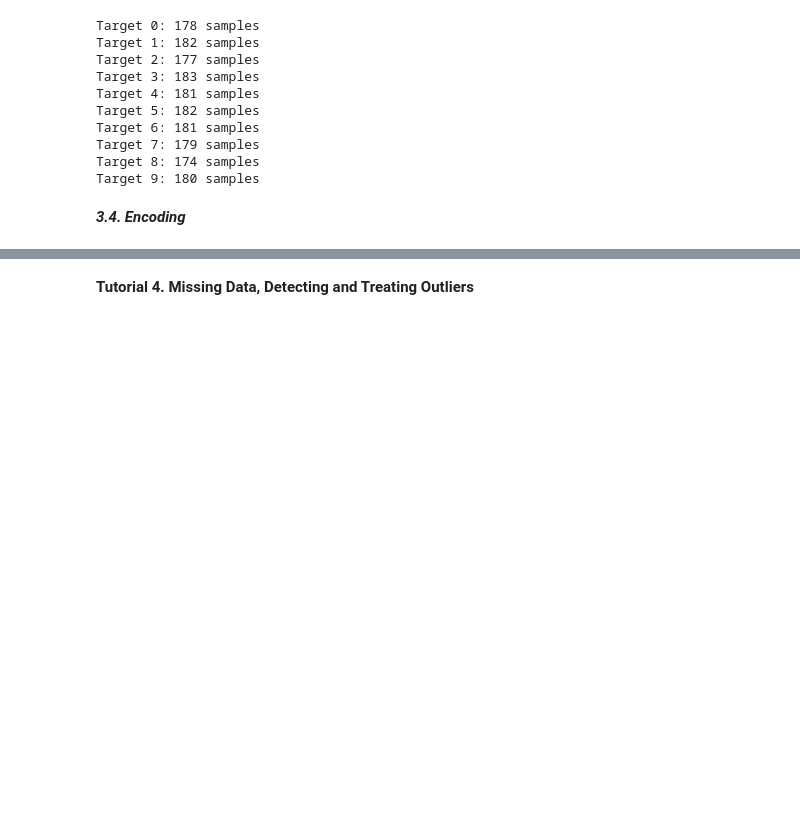
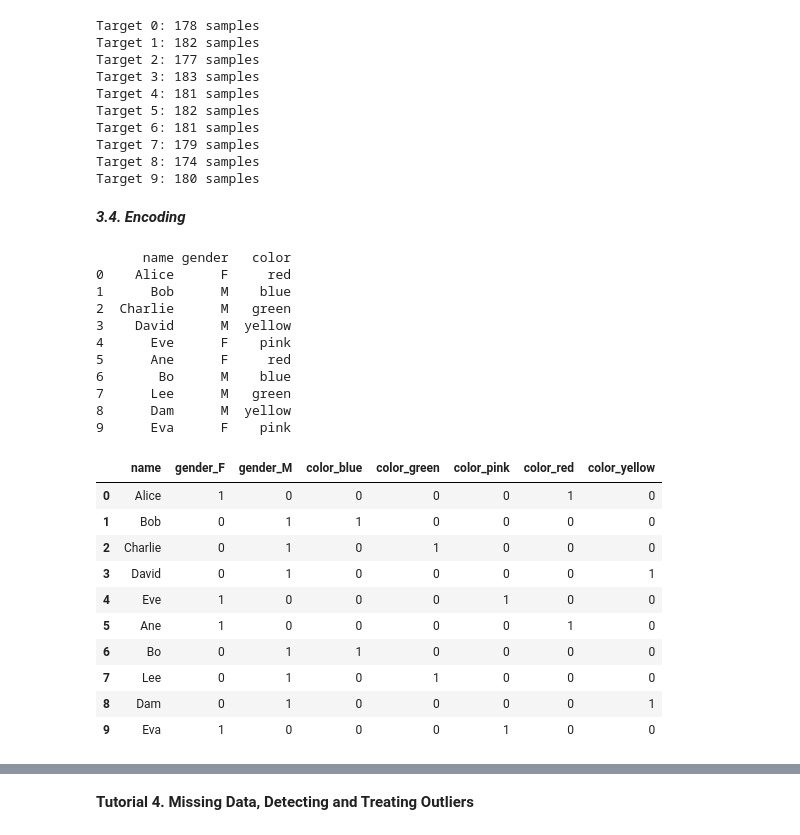
Before and after one commit to bpbpublications/Statistics-for-Data-Scientists-and-Analysts, a Jupyter notebook: notebooks/chapter2/chapter2.ipynb, the cells around one changed output, grey strips where cells are left out. Cells and saved outputs as stored; diff of their text form; code cells hidden in the pictures; blank space fills up the shorter version.

```diff
--- a/notebooks/chapter2/chapter2.ipynb
+++ b/notebooks/chapter2/chapter2.ipynb
@@ -393,0 +389,42 @@ Used under the Creative Commons Attribution 0.0 International license (CC0: Publ
+# %%
+# Import pandas library
+import pandas as pd
+
+# Create a sample dataframe with 3 columns: name, gender and color
+df = pd.DataFrame({
+    'name': ['Alice', 'Bob', 'Charlie', 'David', 'Eve', 'Ane', 'Bo', 'Lee', 'Dam', 'Eva'],
+    'gender': ['F', 'M', 'M', 'M', 'F', 'F', 'M', 'M', 'M', 'F'],
+    'color': ['red', 'blue', 'green', 'yellow', 'pink', 'red', 'blue', 'green', 'yellow', 'pink']
+})
+
+# Print the original dataframe
+print(df)
+
+# Apply one hot encoding on the gender and color columns using pandas.get_dummies()
+df_encoded = pd.get_dummies(df, columns=['gender', 'color'], dtype=int)
+
+# Print the encoded dataframe
+df_encoded
+# %% [output]
+      name gender   color
+0    Alice      F     red
+1      Bob      M    blue
+2  Charlie      M   green
+3    David      M  yellow
+4      Eve      F    pink
+5      Ane      F     red
+6       Bo      M    blue
+7      Lee      M   green
+8      Dam      M  yellow
+9      Eva      F    pink
+|  | name | gender_F | gender_M | color_blue | color_green | color_pink | color_red | color_yellow |
+| 0 | Alice | 1 | 0 | 0 | 0 | 0 | 1 | 0 |
+| 1 | Bob | 0 | 1 | 1 | 0 | 0 | 0 | 0 |
+| 2 | Charlie | 0 | 1 | 0 | 1 | 0 | 0 | 0 |
+| 3 | David | 0 | 1 | 0 | 0 | 0 | 0 | 1 |
+| 4 | Eve | 1 | 0 | 0 | 0 | 1 | 0 | 0 |
+| 5 | Ane | 1 | 0 | 0 | 0 | 0 | 1 | 0 |
+| 6 | Bo | 0 | 1 | 1 | 0 | 0 | 0 | 0 |
+| 7 | Lee | 0 | 1 | 0 | 1 | 0 | 0 | 0 |
+| 8 | Dam | 0 | 1 | 0 | 0 | 0 | 0 | 1 |
+| 9 | Eva | 1 | 0 | 0 | 0 | 1 | 0 | 0 |
```
Also changed, not shown: parts of 10 cells of this notebook.
